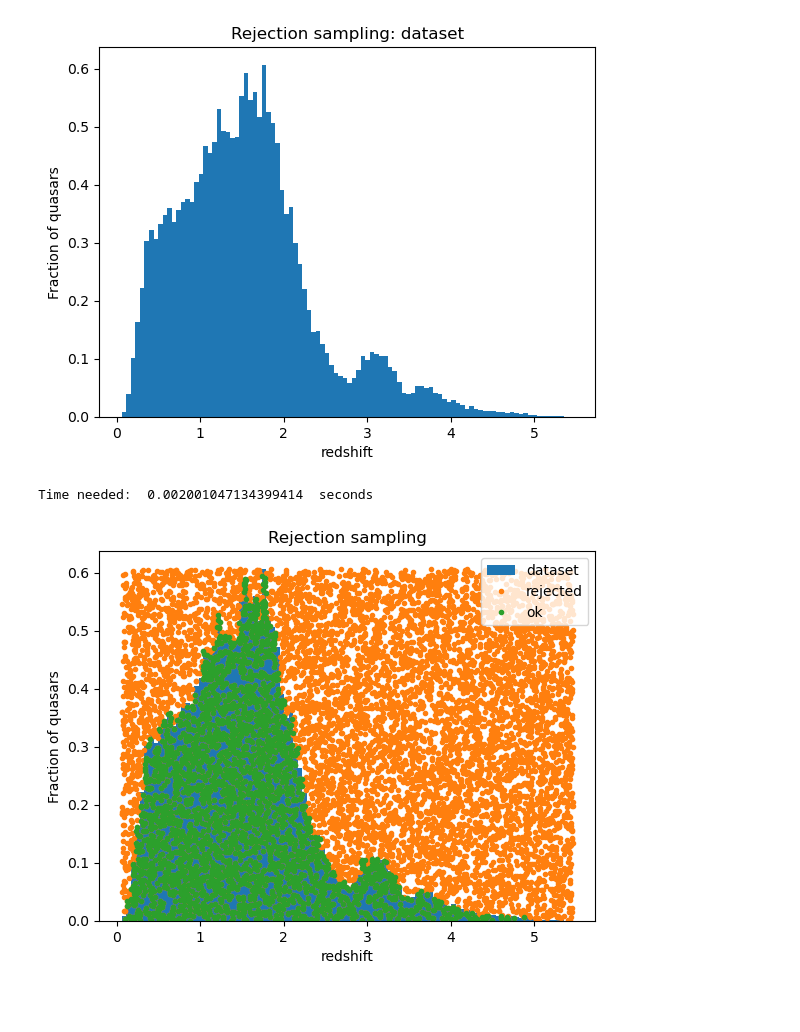
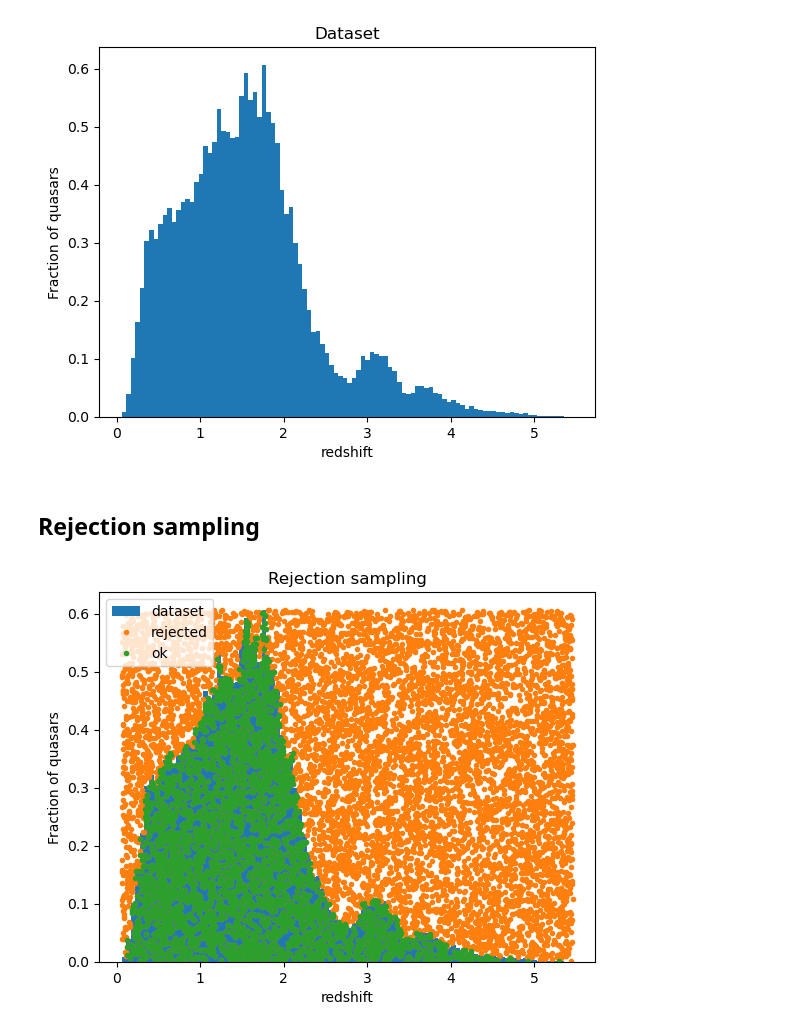
Before and after one commit to Giulia-Foroni/astrostatistics, a Jupyter notebook: lez4/quasar.ipynb, the cells around one changed output. Cells and saved outputs as stored; diff of their text form; code cells hidden in the pictures; blank space fills up the shorter version.

```diff
--- a/lez4/quasar.ipynb
+++ b/lez4/quasar.ipynb
@@ -51,41 +51,37 @@ bin = 100
 a,b,c = plt.hist(z,bin,density=True)
 plt.xlabel('redshift')
 plt.ylabel('Fraction of quasars')
-plt.title('Rejection sampling: dataset')
+plt.title('Dataset')
 plt.show()
 
 #expected distribution: periodic
 #z = const * (N-M)  where M = M(n), n quantum number, M(n) is different with N
 #peaks separation: delta(z) = 0.7 circa
 # %% [output]
-[figure, old version]
+[figure, new version]
+# %% [markdown]
+## Rejection sampling
 # %%
-#rejection sampling
 bin = 100
 a,b,c = plt.hist(z,bin,density=True,label='dataset')
 
-startTime = time.time()
 x = np.random.uniform(np.min(z),np.max(z),10000)  #casual numbers generated in a box
 y = np.random.uniform(np.min(a),np.max(a),10000)
 
 index_x = np.searchsorted(b,x)-1  #index of the bean where I find each x
 sample_x = x[y<a[index_x]] #casual numbers that I keep: my new sample
 sample_y = y[y<a[index_x]]
-
-endTime = time.time()
-print('Time needed: ', endTime - startTime, ' seconds')
 
 plt.plot(x,y,'.',label='rejected')
 plt.plot(sample_x,sample_y,'.',label='ok')
 
 plt.xlabel('redshift')
 plt.ylabel('Fraction of quasars')
 plt.title('Rejection sampling')
 plt.legend()
 plt.show()
 # %% [output]
-Time needed:  0.002001047134399414  seconds
-[figure, old version]
+[figure, new version]
 # %%
 #check that the two distributions look similar
 a,b,c = plt.hist(z,bin,density=True,label='dataset')
```
Also changed, not shown: parts of 5 cells of this notebook, 6 other files.
